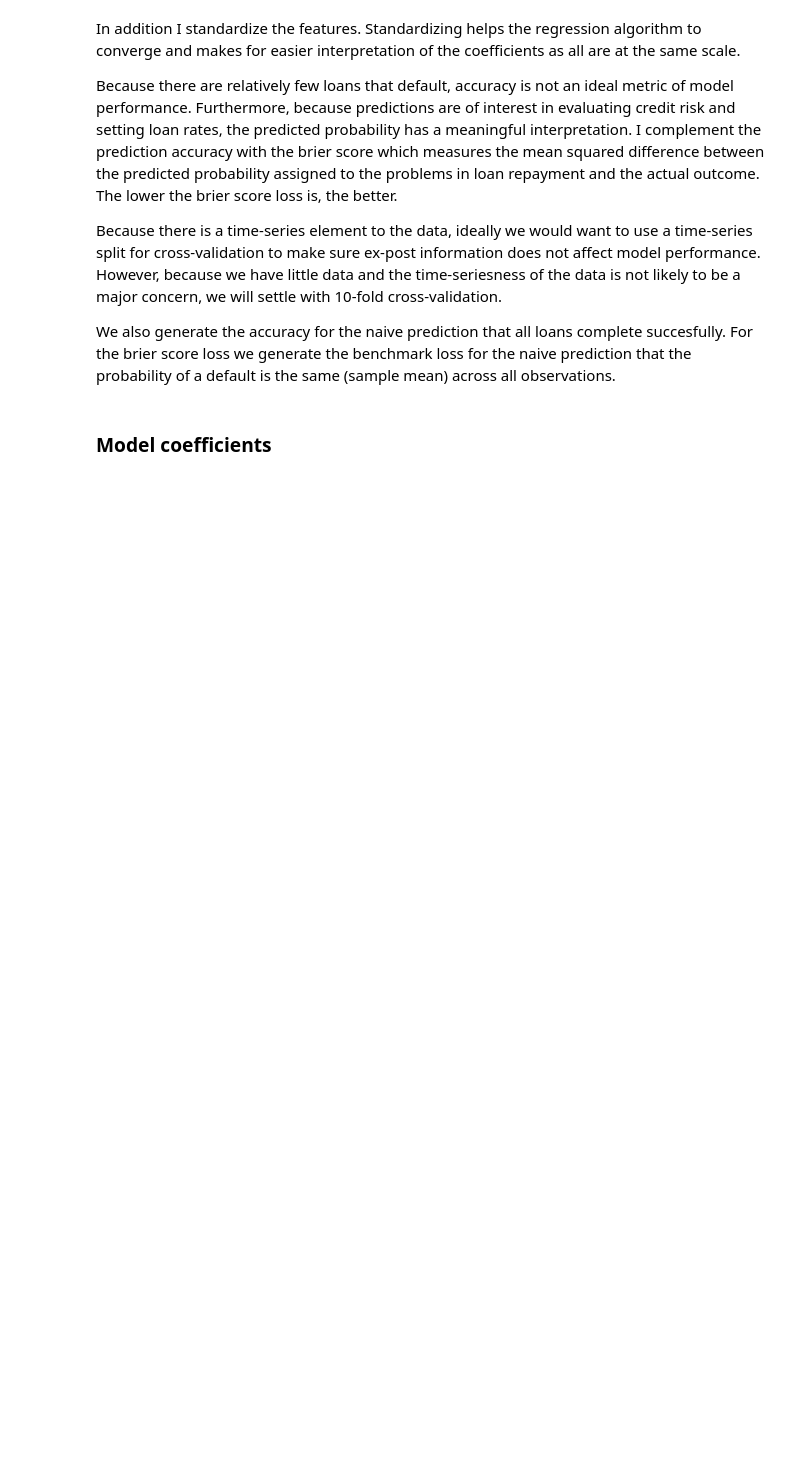
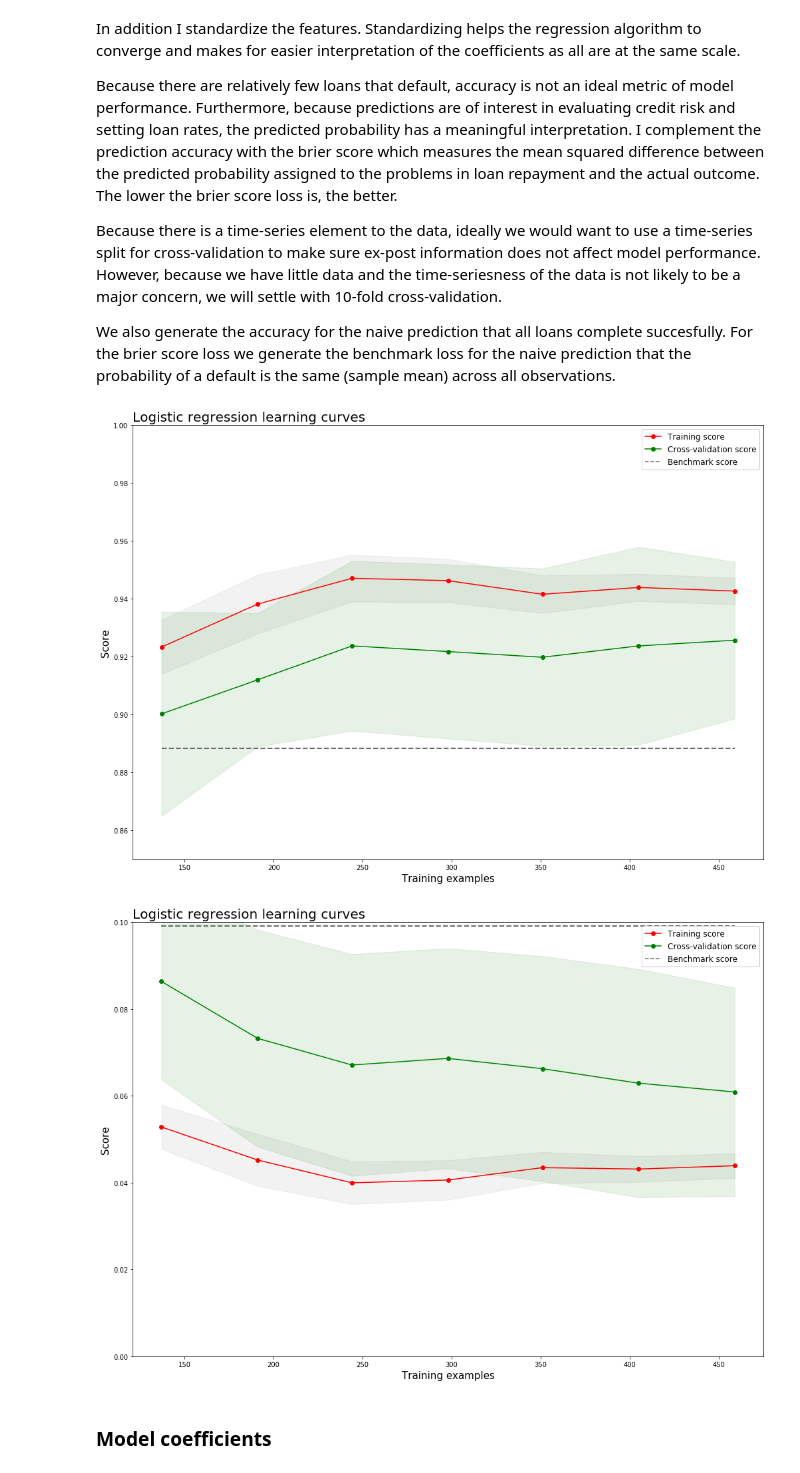
Before and after one commit to loerssoni/credit_risk_prediction, a Jupyter notebook: Credit Default Prediction with ML.ipynb, the cells around one changed output. Cells and saved outputs as stored; diff of their text form; code cells hidden in the pictures; blank space fills up the shorter version.

```diff
--- a/Credit Default Prediction with ML.ipynb
+++ b/Credit Default Prediction with ML.ipynb
@@ -58,11 +72,10 @@ We generate the final feature matrix X and target vector y. We drop the applican
 
 We do some hyperparameter tuning and feature selection, which can cause some overfit on the training data even when using cross-validation. Because of this we leave some hold-out data to serve as a test of how well the models generalize.
 # %%
-X = loans.drop(['applicants','A4', 'A5', 'A6', 'A7', 'A8', 'A9',
-       'A10', 'A11', 'A12', 'A13', 'A14'], axis=1)
+X = loans.drop(['applicants'], axis=1)
 y = X.target
 X.drop(['target'], axis=1, inplace=True)
-X, X_test, y, y_test = train_test_split(X, y, test_size=0.25, stratify=y)
+X, X_test, y, y_test = train_test_split(X, y, test_size=0.25, stratify=y, random_state = 1)
 # %% [markdown]
 ## Baseline linear model
 # %% [markdown]
@@ -145,14 +158,17 @@ benchmark_brier = brier_score_loss(y, np.repeat(np.mean(y), len(y)))
 # %%
 #Train initial baseline model
 
 logr_params = {'C':0.85, 'class_weight':None, 'penalty': 'l1'}
 logc = create_pipeline(LogisticRegression(**logr_params, solver='liblinear'), dummy_mask)
 
 g, bm_lin_acc = bp.plot_learning_curve(logc,"Logistic regression learning curves",X, y,cv=kfold, ylim=(0.85, 1),
                         train_sizes=np.linspace(.3, 1.0, 7), benchmark = benchmark_acc)
-g, bm_brier = bp.plot_learning_curve(logc,"Logistic regression learning curves",X, y,cv=kfold, ylim=(0.0, 0.1),
+g, bm_lin_brier = bp.plot_learning_curve(logc,"Logistic regression learning curves",X, y,cv=kfold, ylim=(0.0, 0.1),
                         train_sizes=np.linspace(.3, 1.0, 7), benchmark = benchmark_brier,
                        scoring = scorer)
+# %% [output]
+[figure, added]
+[figure, added]
 # %% [markdown]
 ### Model coefficients
 # %%
```
Also changed, not shown: parts of 32 cells of this notebook, 1 other file.
